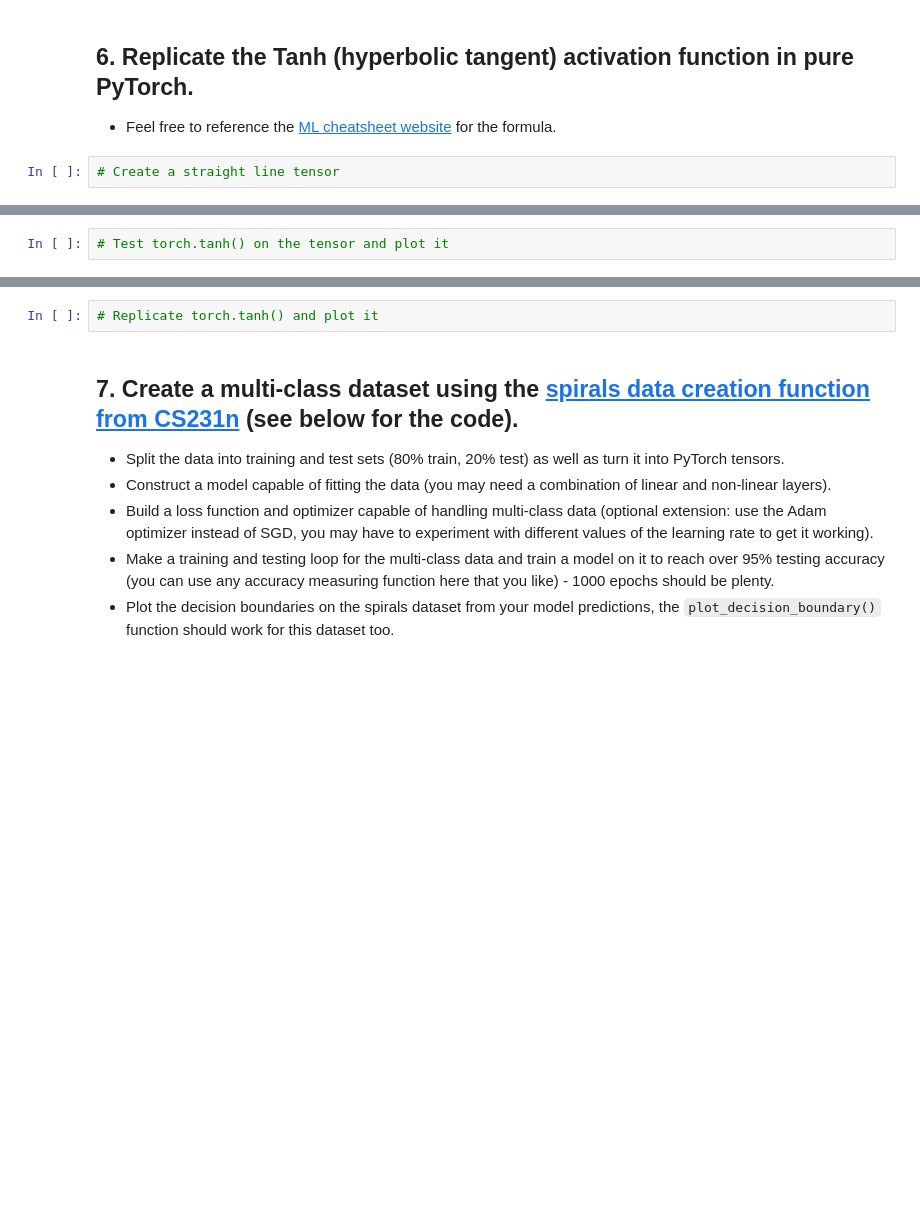
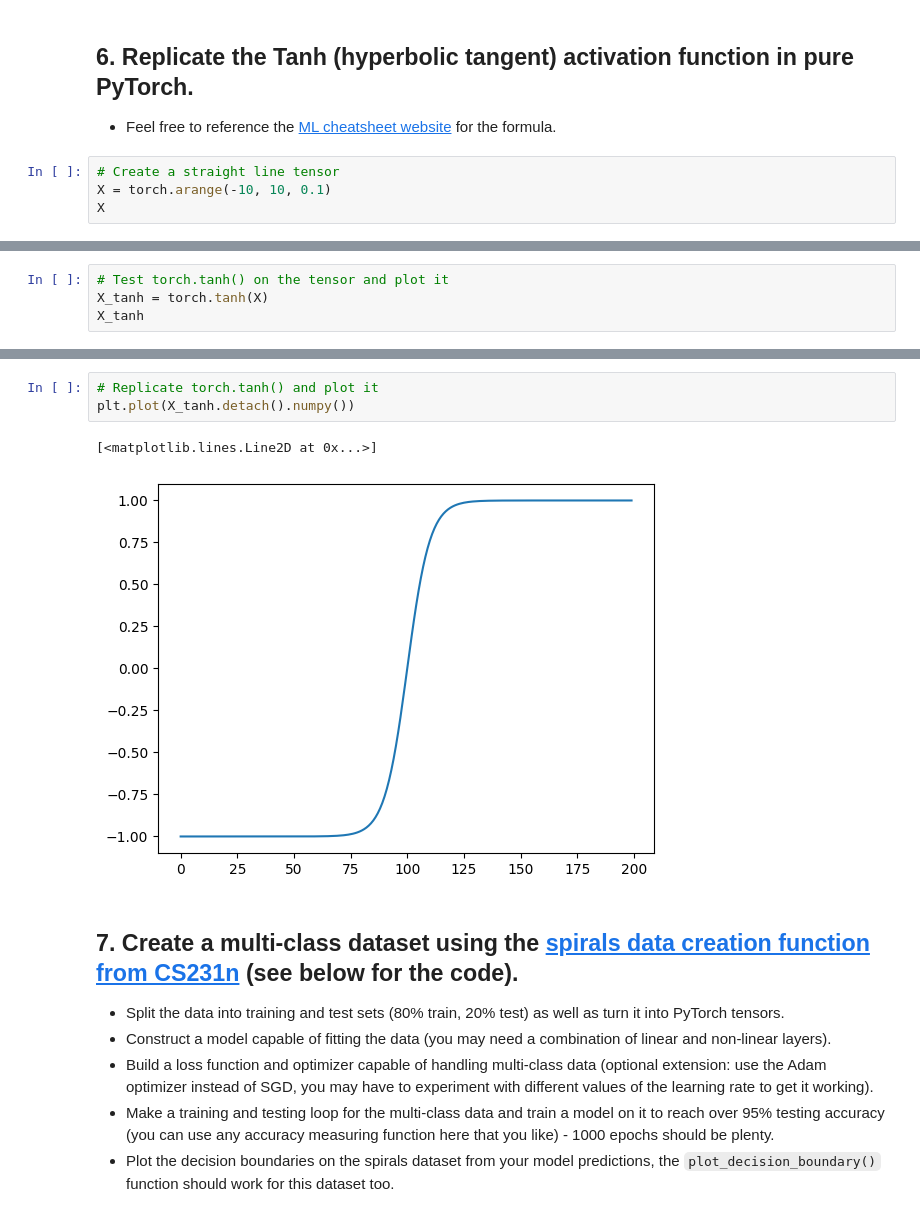
Before and after one commit to merstella/learn_pytorch, a Jupyter notebook: extras/exercises/02_pytorch_classification_exercises.ipynb, the cells around one changed output, grey strips where cells are left out. Saved outputs shown, nothing was run; the diff lists cells and outputs as text; blank space fills up the shorter version.

```diff
--- a/extras/exercises/02_pytorch_classification_exercises.ipynb
+++ b/extras/exercises/02_pytorch_classification_exercises.ipynb
@@ -207,3 +263,5 @@ def plot_decision_boundary(model, X, y):
   * Feel free to reference the [ML cheatsheet website](https://ml-cheatsheet.readthedocs.io/en/latest/activation_functions.html#tanh) for the formula.
 # %%
 # Create a straight line tensor
+X = torch.arange(-10, 10, 0.1)
+X
@@ -210,2 +286,4 @@ def plot_decision_boundary(model, X, y):
 # %%
 # Test torch.tanh() on the tensor and plot it
+X_tanh = torch.tanh(X)
+X_tanh
@@ -212,5 +308,9 @@ def plot_decision_boundary(model, X, y):
 # %%
 # Replicate torch.tanh() and plot it
+plt.plot(X_tanh.detach().numpy())
+# %% [output]
+[<matplotlib.lines.Line2D at 0x...>]
+[figure, added]
 # %% [markdown]
 ## 7. Create a multi-class dataset using the [spirals data creation function from CS231n](https://cs231n.github.io/neural-networks-case-study/) (see below for the code).
   * Split the data into training and test sets (80% train, 20% test) as well as turn it into PyTorch tensors.
```
Also changed, not shown: parts of 21 cells of this notebook.
